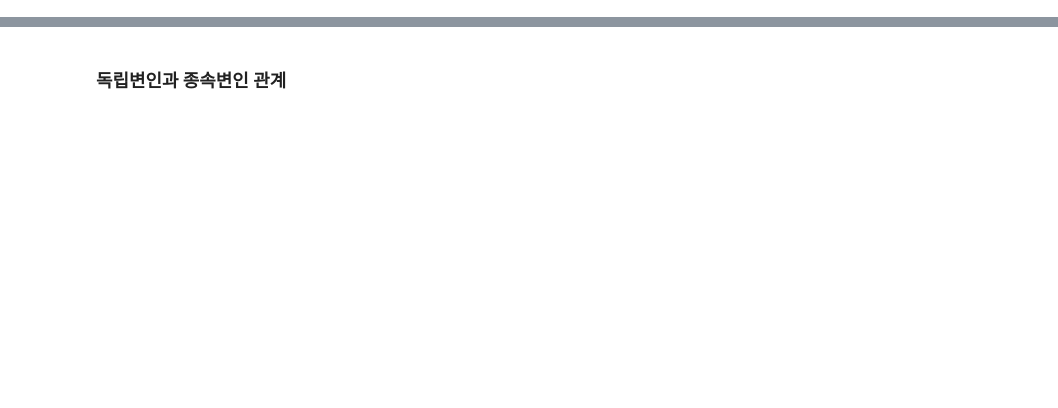
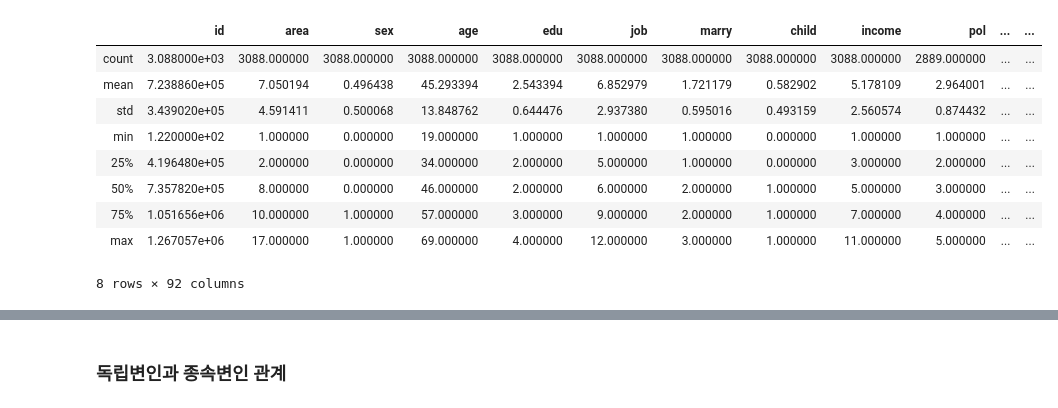
Before and after one commit to mindud1330/climate_data, a Jupyter notebook: climate_2023_basic_info.ipynb, the cells around one changed output, grey strips where cells are left out. Cells and saved outputs as stored; diff of their text form; code cells hidden in the pictures; blank space fills up the shorter version.

```diff
--- a/climate_2023_basic_info.ipynb
+++ b/climate_2023_basic_info.ipynb
@@ -4,3 +4,16 @@ import seaborn as sns
 import matplotlib.pyplot as plt
 # %%
 df = pd.read_excel("climate_survey-2023.xlsx")
+# %%
+df.describe()
+# %% [output]
+|  | id | area | sex | age | edu | job | marry | child | income | pol | ... | ... |
+| count | 3.088000e+03 | 3088.000000 | 3088.000000 | 3088.000000 | 3088.000000 | 3088.000000 | 3088.000000 | 3088.000000 | 3088.000000 | 2889.000000 | ... | ... |
+| mean | 7.238860e+05 | 7.050194 | 0.496438 | 45.293394 | 2.543394 | 6.852979 | 1.721179 | 0.582902 | 5.178109 | 2.964001 | ... | ... |
+| std | 3.439020e+05 | 4.591411 | 0.500068 | 13.848762 | 0.644476 | 2.937380 | 0.595016 | 0.493159 | 2.560574 | 0.874432 | ... | ... |
+| min | 1.220000e+02 | 1.000000 | 0.000000 | 19.000000 | 1.000000 | 1.000000 | 1.000000 | 0.000000 | 1.000000 | 1.000000 | ... | ... |
+| 25% | 4.196480e+05 | 2.000000 | 0.000000 | 34.000000 | 2.000000 | 5.000000 | 1.000000 | 0.000000 | 3.000000 | 2.000000 | ... | ... |
+| 50% | 7.357820e+05 | 8.000000 | 0.000000 | 46.000000 | 2.000000 | 6.000000 | 2.000000 | 1.000000 | 5.000000 | 3.000000 | ... | ... |
+| 75% | 1.051656e+06 | 10.000000 | 1.000000 | 57.000000 | 3.000000 | 9.000000 | 2.000000 | 1.000000 | 7.000000 | 4.000000 | ... | ... |
+| max | 1.267057e+06 | 17.000000 | 1.000000 | 69.000000 | 4.000000 | 12.000000 | 3.000000 | 1.000000 | 11.000000 | 5.000000 | ... | ... |
+8 rows × 92 columns
```
Also changed, not shown: parts of 5 cells of this notebook, 2 other files.
